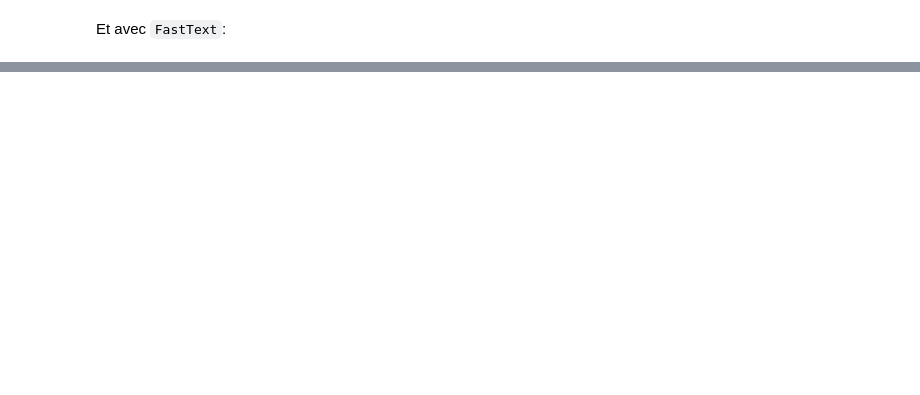
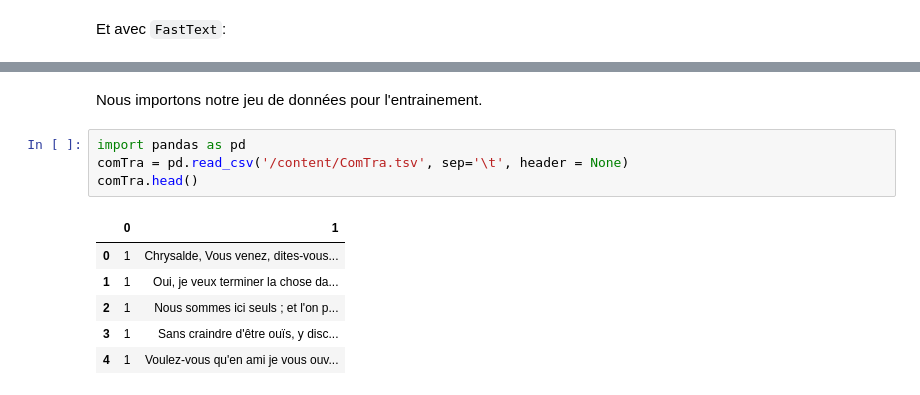
Before and after one commit to gabays/32M7131, a Jupyter notebook: Cours_05/Cours_05.ipynb, the cells around one changed output, grey strips where cells are left out. Cells and saved outputs as stored; diff of their text form; blank space fills up the shorter version.

```diff
--- a/Cours_05/Cours_05.ipynb
+++ b/Cours_05/Cours_05.ipynb
@@ -537,0 +577,13 @@ Ces modèles de langue vont nous permettre d'améliorer la précision d'autres t
+# %% [markdown]
+Nous importons notre jeu de données pour l'entrainement.
+# %%
+import pandas as pd
+comTra = pd.read_csv('/content/ComTra.tsv', sep='\t', header = None)
+comTra.head()
+# %% [output]
+|  | 0 | 1 |
+| 0 | 1 | Chrysalde, Vous venez, dites-vous... |
+| 1 | 1 | Oui, je veux terminer la chose da... |
+| 2 | 1 | Nous sommes ici seuls ; et l'on p... |
+| 3 | 1 | Sans craindre d'être ouïs, y disc... |
+| 4 | 1 | Voulez-vous qu'en ami je vous ouv... |
```
Also changed, not shown: parts of 45 cells of this notebook.
